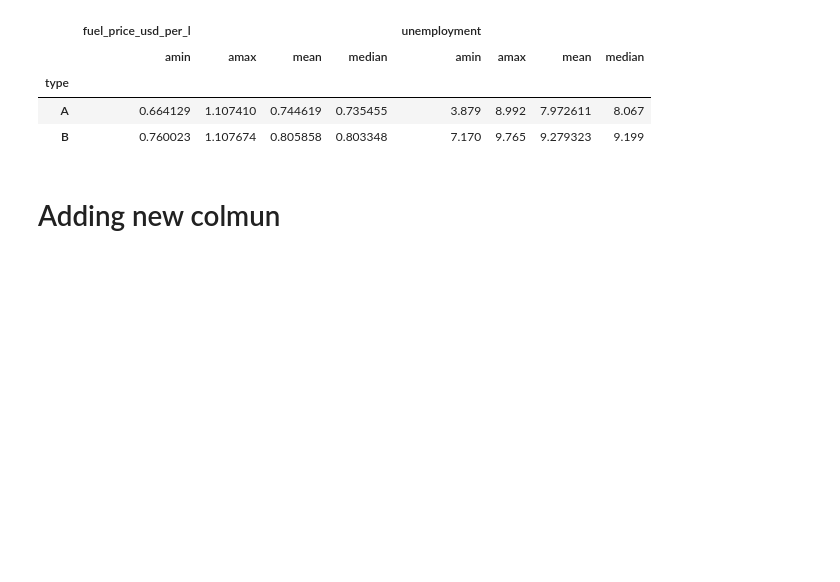
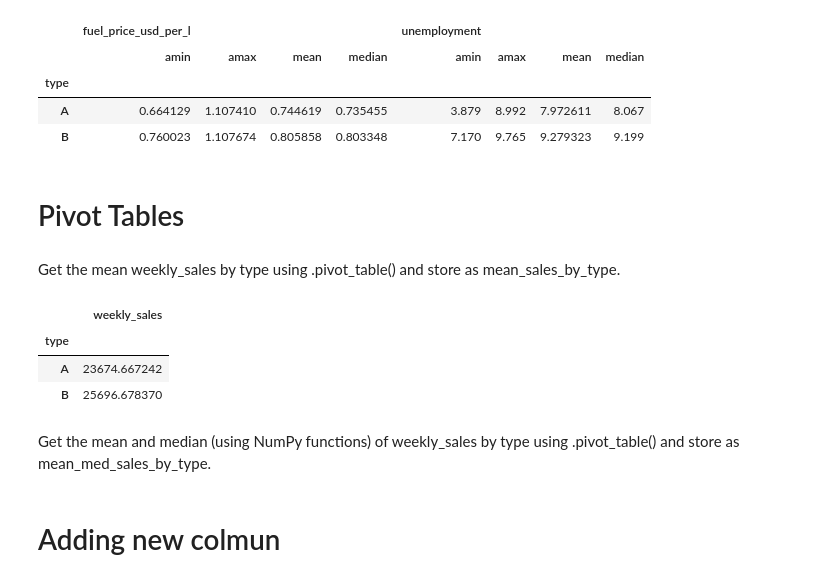
Before and after one commit to albertNSBM/Pandas_revision, a Jupyter notebook: Pandas_revision.ipynb, the cells around one changed output. Drawn from its saved outputs; the diff is of its cells as text; code cells hidden in the pictures; blank space fills up the shorter version.

Commit message:
starting pivot tables

```diff
--- a/Pandas_revision.ipynb
+++ b/Pandas_revision.ipynb
@@ -451,6 +451,20 @@ unemp_fuel_stats
 | type |  |  |  |  |  |  |  |  |
 | A | 0.664129 | 1.107410 | 0.744619 | 0.735455 | 3.879 | 8.992 | 7.972611 | 8.067 |
 | B | 0.760023 | 1.107674 | 0.805858 | 0.803348 | 7.170 | 9.765 | 9.279323 | 9.199 |
+# %% [markdown]
+# Pivot Tables
+# %% [markdown]
+Get the mean weekly_sales by type using .pivot_table() and store as mean_sales_by_type.
+# %%
+mean_sales_by_type=sales.pivot_table(values='weekly_sales',index='type')
+mean_sales_by_type
+# %% [output]
+|  | weekly_sales |
+| type |  |
+| A | 23674.667242 |
+| B | 25696.678370 |
+# %% [markdown]
+Get the mean and median (using NumPy functions) of weekly_sales by type using .pivot_table() and store as mean_med_sales_by_type.
 # %%
 # subset using isin()
 # here to find the dogs which are black or blown in dataset
```
